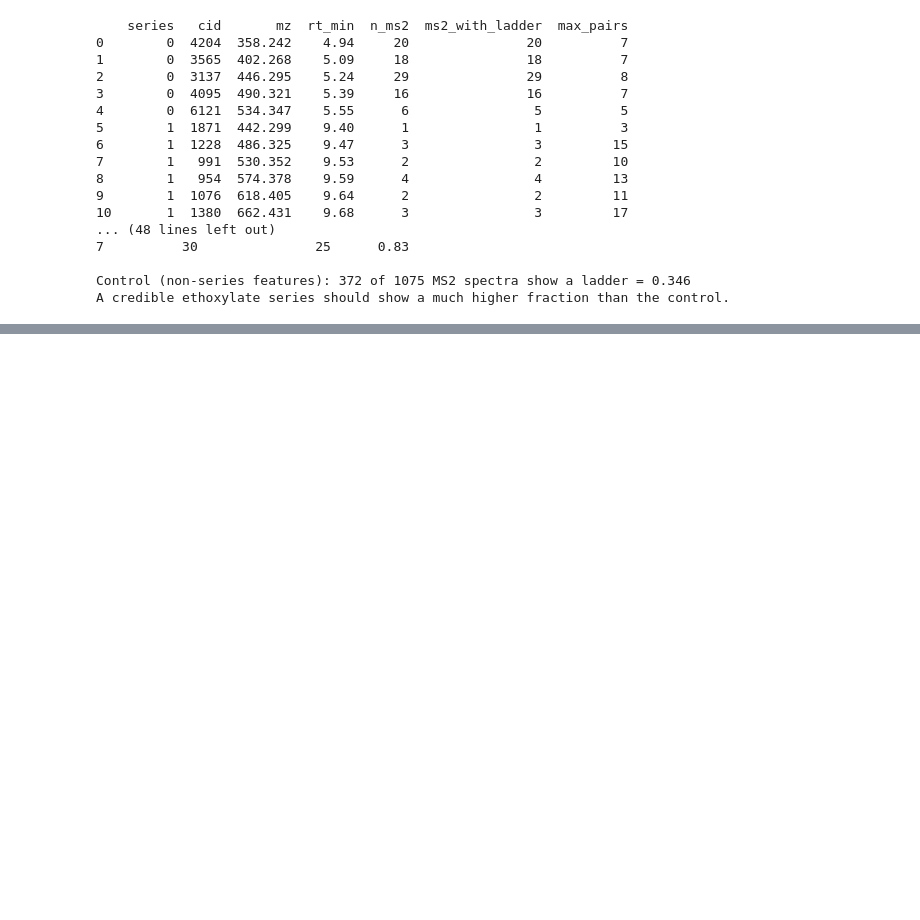
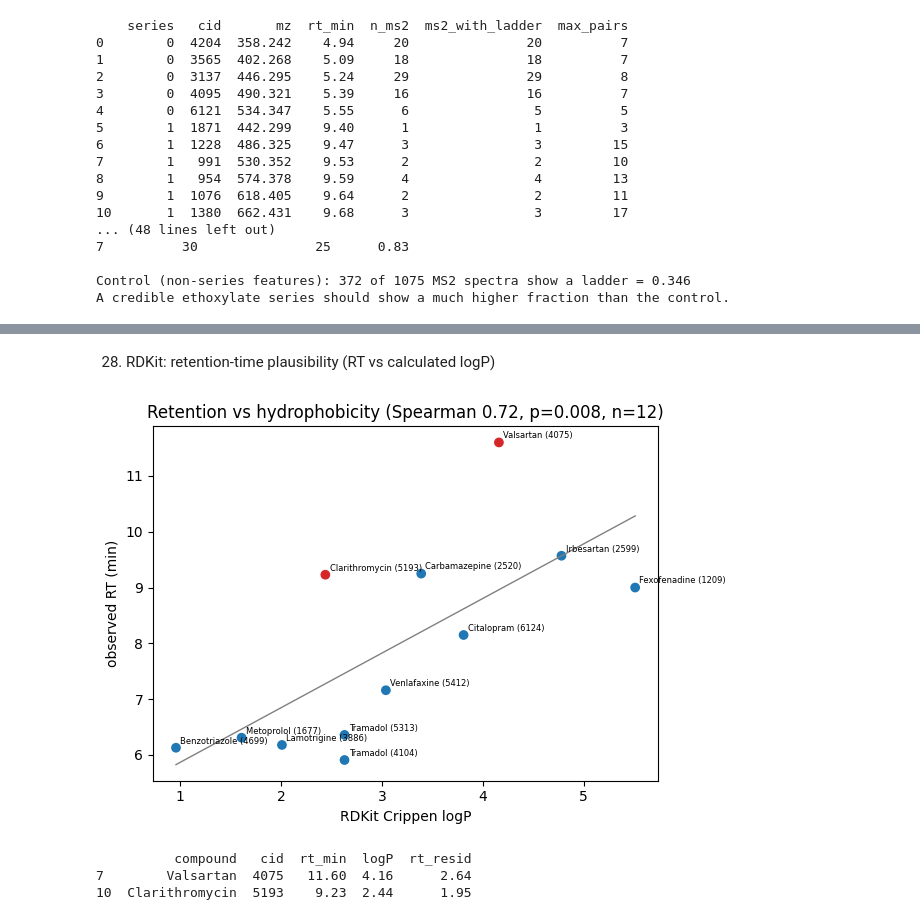
Before and after one commit to Mirna-ASHRI/DRAFT, a Jupyter notebook: rhinescan.ipynb, the cells around one changed output, grey strips where cells are left out. Saved outputs shown, nothing was run; the diff lists cells and outputs as text; code cells hidden in the pictures; blank space fills up the shorter version.

```diff
--- a/rhinescan.ipynb
+++ b/rhinescan.ipynb
@@ -946,0 +1035,27 @@ A credible ethoxylate series should show a much higher fraction than the control
+# %% [markdown]
+28. RDKit: retention-time plausibility (RT vs calculated logP)
+# %%
+from scipy.stats import spearmanr
+
+h = hits.merge(props[["logP", "TPSA"]], left_on="compound", right_index=True)
+rho_s, p_s = spearmanr(h.logP, h.rt_min)
+slope, icpt = np.polyfit(h.logP, h.rt_min, 1)
+h["rt_resid"] = h.rt_min - (icpt + slope * h.logP)
+z = (h.rt_resid - h.rt_resid.mean()) / h.rt_resid.std()
+h["rt_outlier"] = z.abs() > 1.5
+
+fig, ax = plt.subplots(figsize=(6.5, 4.5))
+ax.scatter(h.logP, h.rt_min, c=np.where(h.rt_outlier, "tab:red", "tab:blue"))
+xs = np.linspace(h.logP.min(), h.logP.max(), 20); ax.plot(xs, icpt + slope * xs, lw=1, c="gray")
+for _, r in h.iterrows():
+    ax.annotate(f"{r.compound} ({r.cid})", (r.logP, r.rt_min), fontsize=6, xytext=(3, 3), textcoords="offset points")
+ax.set_xlabel("RDKit Crippen logP"); ax.set_ylabel("observed RT (min)")
+ax.set_title(f"Retention vs hydrophobicity (Spearman {rho_s:.2f}, p={p_s:.3f}, n={len(h)})")
+plt.tight_layout(); plt.savefig(FIG_DIR / "fig7_rt_vs_logp.png", dpi=160); plt.show()
+print(h.loc[h.rt_outlier, ["compound", "cid", "rt_min", "logP", "rt_resid"]].round(2).to_string()
+      if h.rt_outlier.any() else "No RT outliers (|z| > 1.5)")
+# %% [output]
+[figure, added]
+          compound   cid  rt_min  logP  rt_resid
+7        Valsartan  4075   11.60  4.16      2.64
+10  Clarithromycin  5193    9.23  2.44      1.95
```
Also changed, not shown: parts of 76 cells of this notebook.
